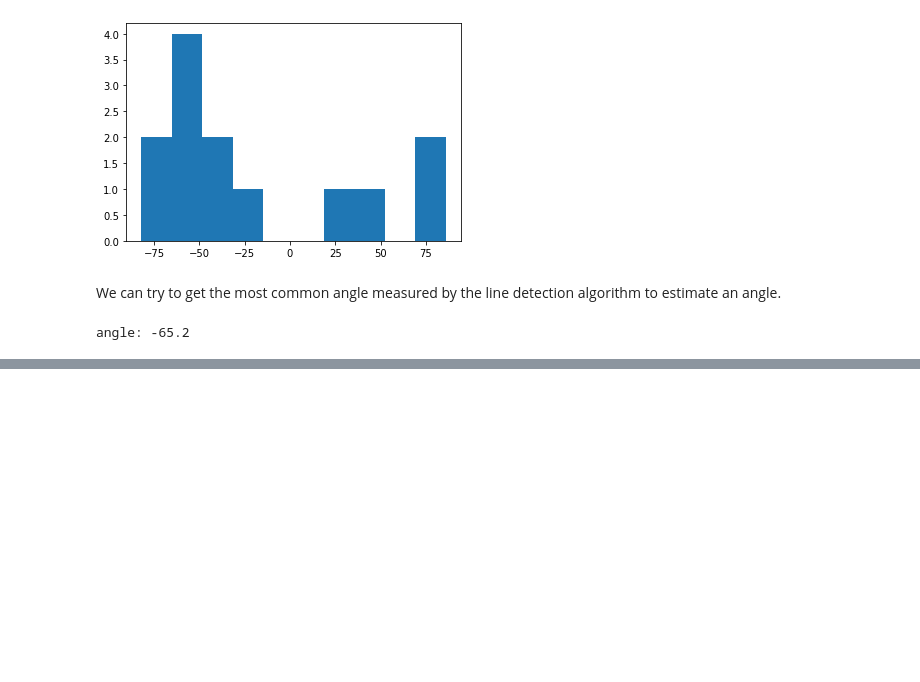
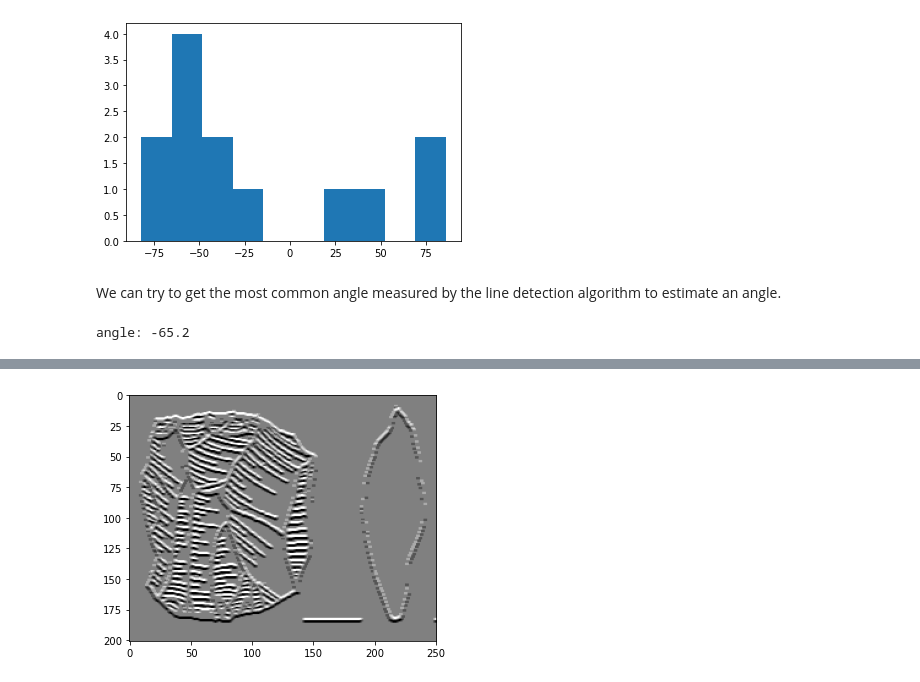
Before and after one commit to alan-turing-institute/Palaeoanalytics, a Jupyter notebook: notebooks/exploration/simple_edge_detection.ipynb, the cells around one changed output, grey strips where cells are left out. Saved outputs shown, nothing was run; the diff lists cells and outputs as text; code cells hidden in the pictures; blank space fills up the shorter version.

```diff
--- a/notebooks/exploration/simple_edge_detection.ipynb
+++ b/notebooks/exploration/simple_edge_detection.ipynb
@@ -405,0 +421,12 @@ angle: -65.2
+# %%
+# now apply a horizontal edge detection algorithm to remove some of the lines
+
+edge_prewitt_h = filters.edges.prewitt_h(binary)
+
+
+fig, ax = plt.subplots()
+ax.imshow(edge_prewitt_h, cmap=plt.cm.gray)
+plt.tight_layout()
+plt.show()
+# %% [output]
+[figure, added]
```
Also changed, not shown: parts of 10 cells of this notebook.
